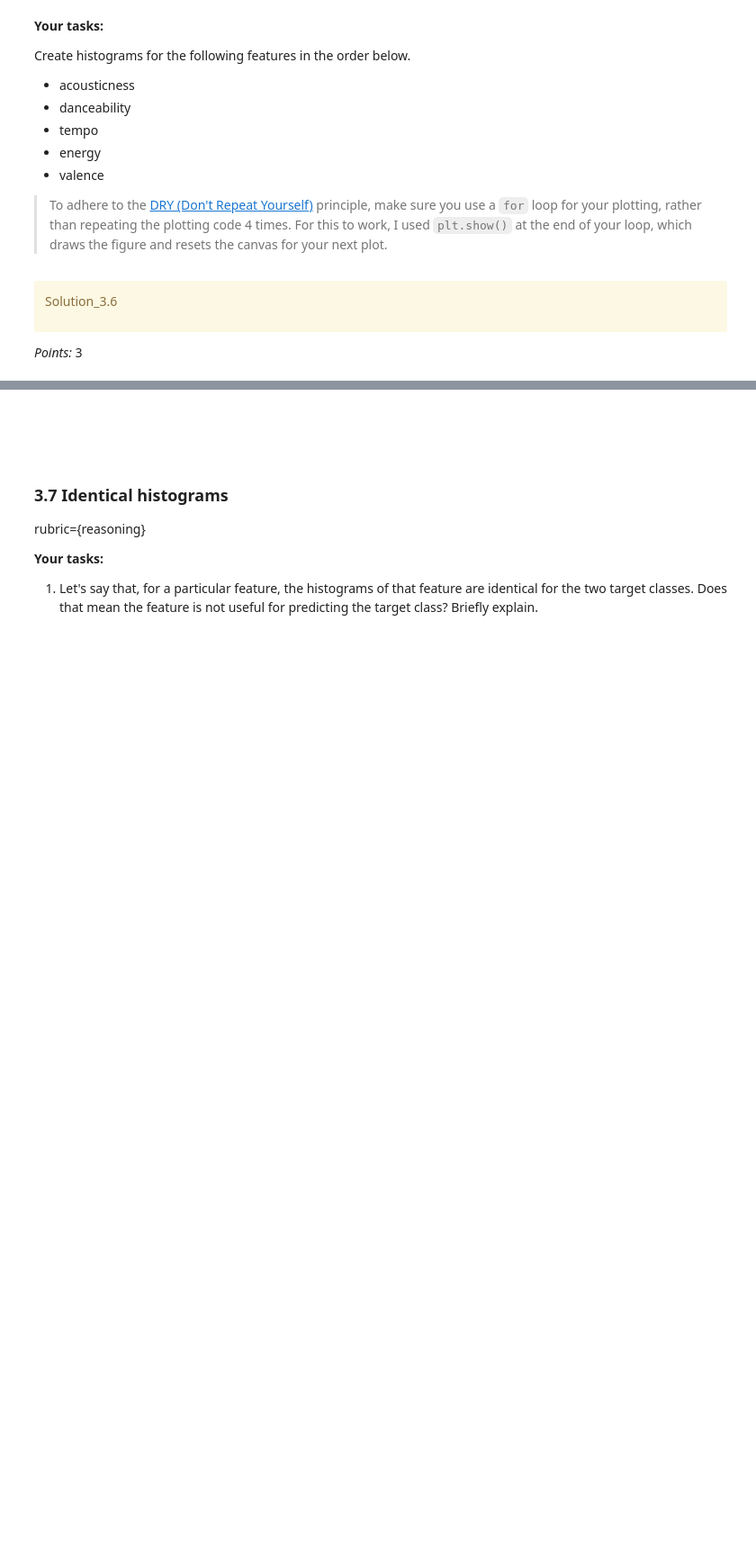
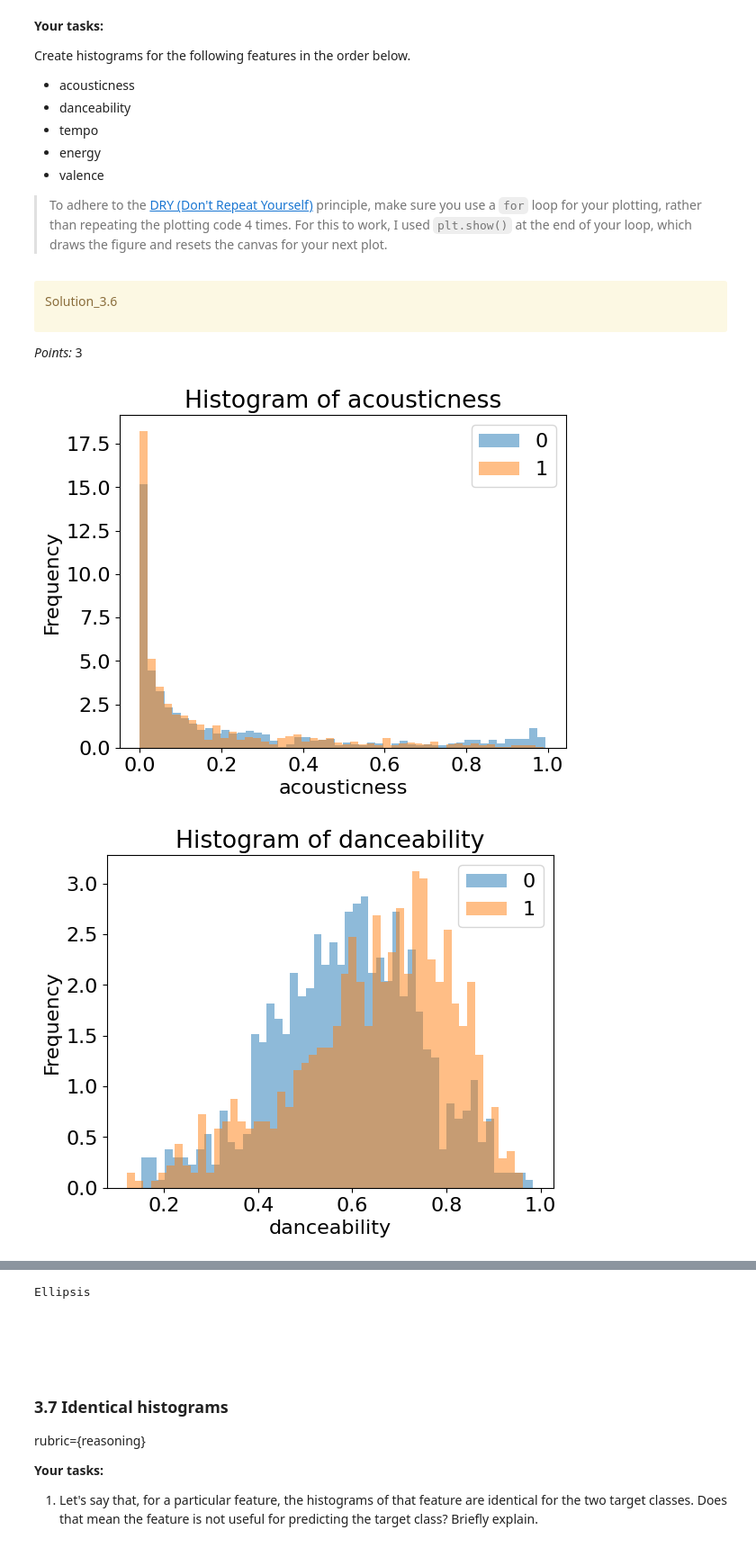
Before and after one commit to BenM00re/cpsc330-hw2, a Jupyter notebook: hw2.ipynb, the cells around one changed output, grey strips where cells are left out. Shown at 90% size. Saved outputs shown, nothing was run; the diff lists cells and outputs as text; code cells hidden in the pictures; blank space fills up the shorter version.

```diff
--- a/hw2.ipynb
+++ b/hw2.ipynb
@@ -492,0 +560,6 @@ spotify_df = None
+# %%
+spotify_df = pd.read_csv("data/spotify.csv", index_col=0, sep=",")
+print(spotify_df.head())
+
+
+...
@@ -516,0 +609,9 @@ test_df = None
+# %%
+from sklearn.model_selection import train_test_split
+
+train_df, test_df = train_test_split(spotify_df, random_state=123, test_size=0.2)
+
+#big help
+#https://stackoverflow.com/questions/24147278/how-do-i-create-test-and-train-samples-from-one-dataframe-with-pandas
+
+...
@@ -630,0 +772,11 @@ _Points:_ 3
+# %%
+feat = ["acousticness", "danceability", "tempo", "energy", "valence"]
+for f in feat:
+    train_df.groupby("target")[f].plot.hist(bins=50, alpha=0.5, legend=True, density = True, title = "Histogram of " + f);
+    plt.xlabel(f)
+    plt.show()
+
+...
+# %% [output]
+[figure, added]
+[figure, added]
@@ -631,3 +786,4 @@ _Points:_ 3
+Ellipsis
 # %% [markdown]
 <!-- END QUESTION -->
 
```
Also changed, not shown: parts of 65 cells of this notebook, 1 other file.
